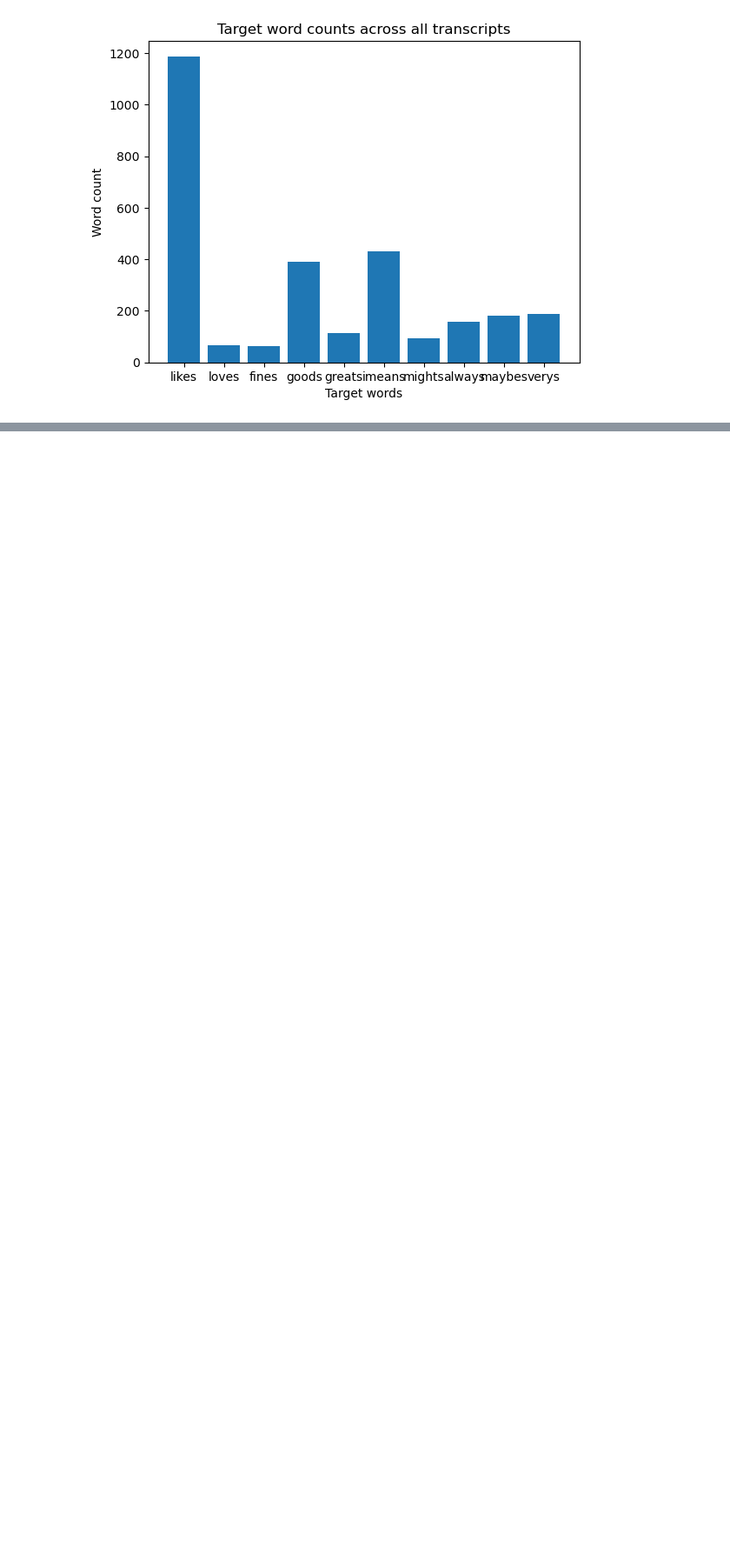
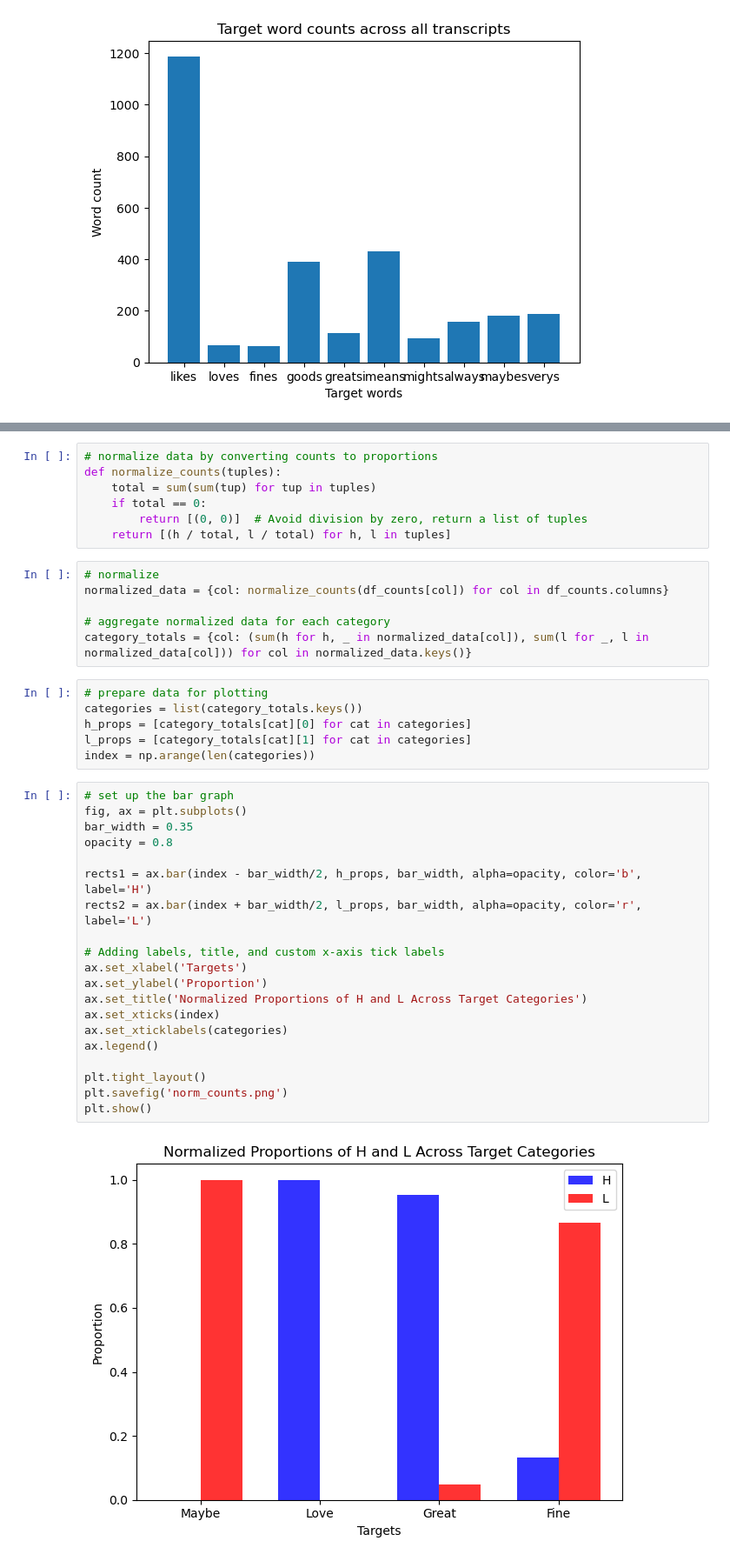
Before and after one commit to Data-Science-for-Linguists-2024/Stance-Taking, a Jupyter notebook: notebooks/analyzing_sbcsae.ipynb, the cells around one changed output, grey strips where cells are left out. Shown: that part at 87% size. Cells and saved outputs as stored; diff of their text form; blank space fills up the shorter version.

```diff
--- a/notebooks/analyzing_sbcsae.ipynb
+++ b/notebooks/analyzing_sbcsae.ipynb
@@ -210,0 +410,41 @@ plt.show()
+# %%
+# normalize data by converting counts to proportions
+def normalize_counts(tuples):
+    total = sum(sum(tup) for tup in tuples)
+    if total == 0:
+        return [(0, 0)]  # Avoid division by zero, return a list of tuples
+    return [(h / total, l / total) for h, l in tuples]
+# %%
+# normalize
+normalized_data = {col: normalize_counts(df_counts[col]) for col in df_counts.columns}
+
+# aggregate normalized data for each category
+category_totals = {col: (sum(h for h, _ in normalized_data[col]), sum(l for _, l in normalized_data[col])) for col in normalized_data.keys()}
+# %%
+# prepare data for plotting
+categories = list(category_totals.keys())
+h_props = [category_totals[cat][0] for cat in categories]
+l_props = [category_totals[cat][1] for cat in categories]
+index = np.arange(len(categories))
+# %%
+# set up the bar graph
+fig, ax = plt.subplots()
+bar_width = 0.35
+opacity = 0.8
+
+rects1 = ax.bar(index - bar_width/2, h_props, bar_width, alpha=opacity, color='b', label='H')
+rects2 = ax.bar(index + bar_width/2, l_props, bar_width, alpha=opacity, color='r', label='L')
+
+# Adding labels, title, and custom x-axis tick labels
+ax.set_xlabel('Targets')
+ax.set_ylabel('Proportion')
+ax.set_title('Normalized Proportions of H and L Across Target Categories')
+ax.set_xticks(index)
+ax.set_xticklabels(categories)
+ax.legend()
+
+plt.tight_layout()
+plt.savefig('norm_counts.png')
+plt.show()
+# %% [output]
+[figure, added]
```
Also changed, not shown: parts of 50 cells of this notebook.
